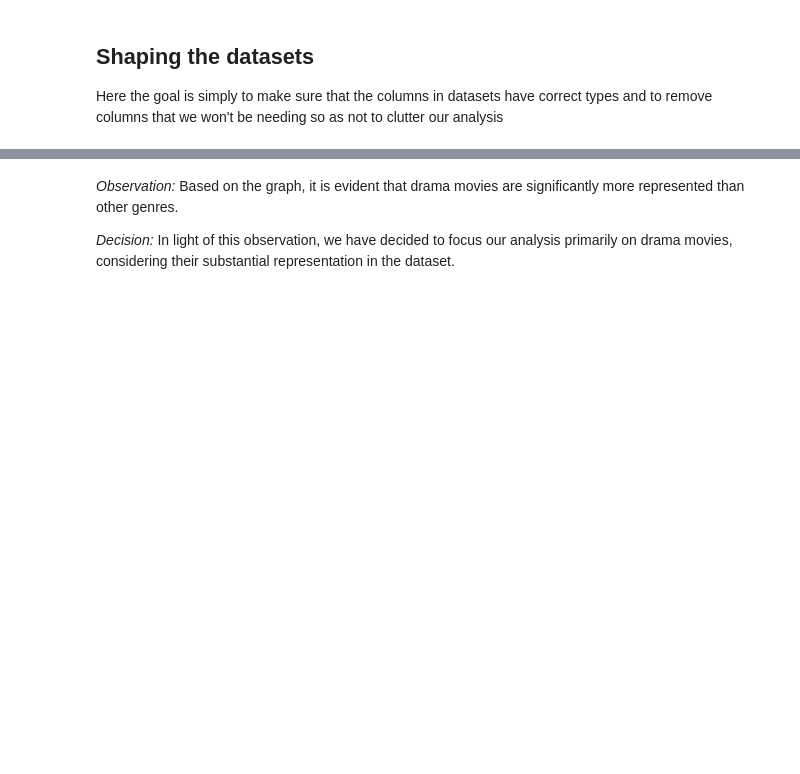
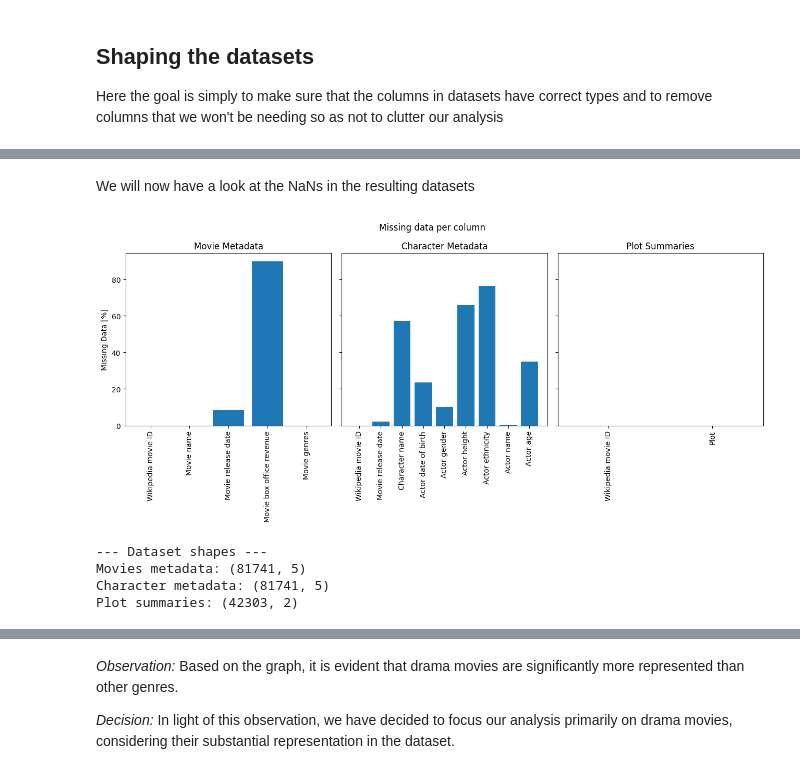
Before and after one commit to epfl-ada/ada-2023-project-dromadaire, a Jupyter notebook: P2.ipynb, the cells around one changed output, grey strips where cells are left out. Saved outputs shown, nothing was run; the diff lists cells and outputs as text; code cells hidden in the pictures; blank space fills up the shorter version.

```diff
--- a/P2.ipynb
+++ b/P2.ipynb
@@ -72,12 +72,16 @@ Pickle file found for ./data/kaggle/the_oscar_award.
 
 Here the goal is simply to make sure that the columns in datasets have correct types and to remove columns that we won't be needing so as not to clutter our analysis
 # %%
-meta_charac = meta_charac_raw.drop(['Freebase movie ID', 'Actor height', 'Freebase character/actor map ID', 'Freebase character ID', 'Freebase actor ID'], axis=1).copy()
+# Select columns of the original dataset
+meta_charac = meta_charac_raw.drop(['Freebase movie ID', 'Freebase character/actor map ID', 'Freebase character ID', 'Freebase actor ID'], axis=1).copy()
 meta_movie = meta_movie_raw.drop(['Freebase movie ID', 'Movie runtime', 'Movie languages', 'Movie countries'], axis=1).copy()
 
+
+# Select colomns of IMDb dataset
 # TODO: imdb_names drop (death, known for) ?
 # TODO: imdb_principles drop (category, job) ?
 # TODO: imdb_title drop (primary/original title) ?
 imdb_title = imdb_title_raw.drop(['endYear', 'runtimeMinutes'], axis=1).copy()
 
-kaggle_awards = kaggle_awards_raw.drop(['category'])
+# Select columns of kaggle awards dataset
+kaggle_awards = kaggle_awards_raw.drop(['category'], axis = 1).copy()
@@ -165,0 +123,35 @@ meta_movie['Movie genres'] = meta_movie['Movie genres'].apply(ast.literal_eval)
+# %% [markdown]
+We will now have a look at the NaNs in the resulting datasets
+# %%
+# Calculating missing data
+missing_movie = meta_movie.isnull().sum() * 100 / len(meta_movie)
+missing_char = meta_charac.isnull().sum() * 100 / len(meta_charac)
+missing_plot = plot.isnull().sum() * 100 / len(plot)
+
+#Plotting
+fig, (ax1, ax2, ax3) = plt.subplots(1, 3, figsize=(13, 6), sharey=True)
+fig.suptitle('Missing data per column')
+
+ax1.set(ylabel= 'Missing Data [%]')
+ax1.bar(missing_movie.index, missing_movie.values)
+ax1.tick_params(axis='x', labelrotation = 90)
+ax1.set_title("Movie Metadata")
+ax2.bar(missing_char.index, missing_char.values)
+ax2.tick_params(axis='x', labelrotation = 90)
+ax2.set_title("Character Metadata")
+ax3.bar(missing_plot.index, missing_plot.values)
+ax3.tick_params(axis='x', labelrotation = 90)
+ax3.set_title("Plot Summaries")
+plt.tight_layout()
+plt.show()
+
+print("--- Dataset shapes ---")
+print("Movies metadata: {}" .format(meta_movie.shape))
+print("Character metadata: {}" .format(meta_movie.shape))
+print("Plot summaries: {}" .format(plot.shape))
+# %% [output]
+[figure, added]
+--- Dataset shapes ---
+Movies metadata: (81741, 5)
+Character metadata: (81741, 5)
+Plot summaries: (42303, 2)
```
Also changed, not shown: parts of 46 cells of this notebook.
